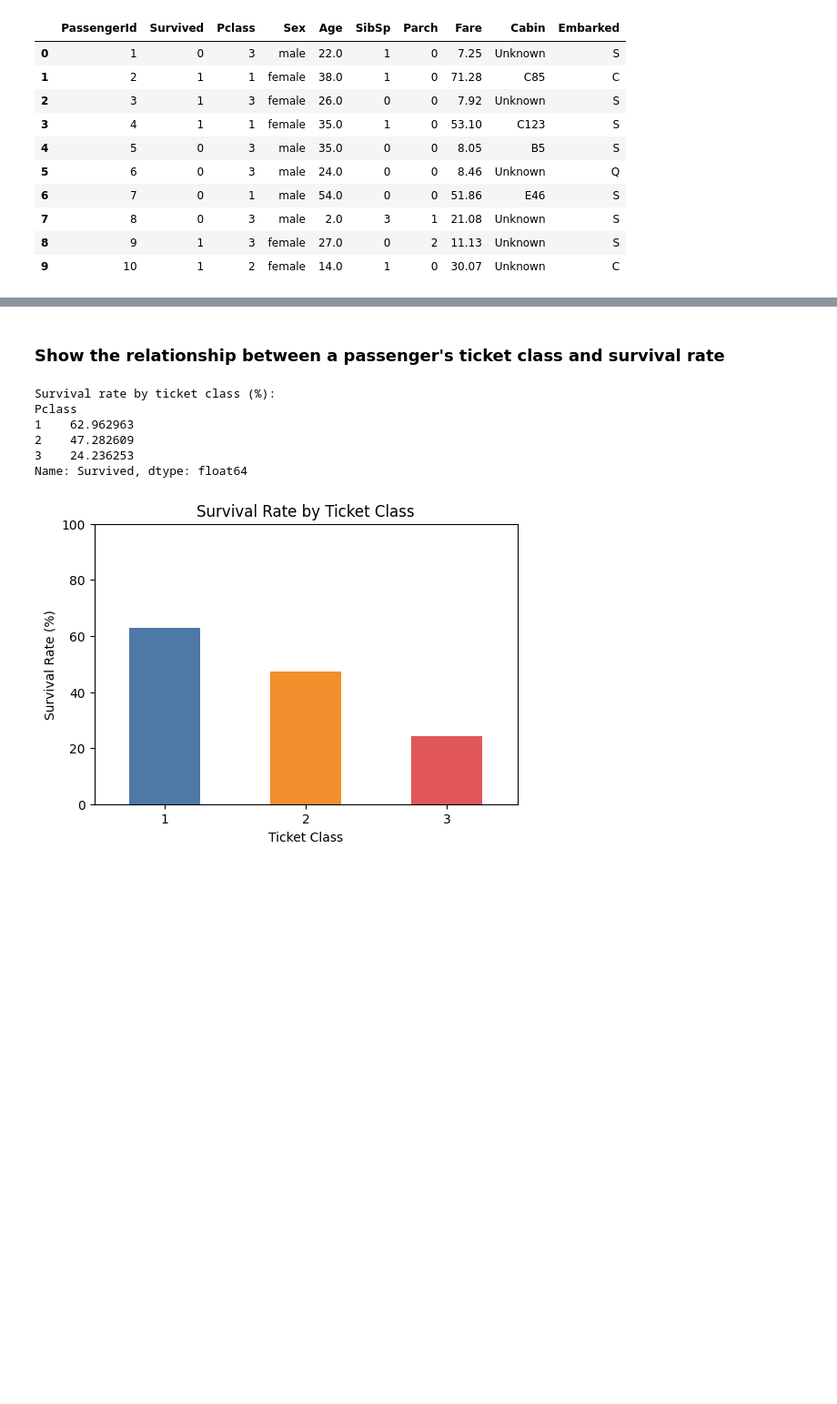
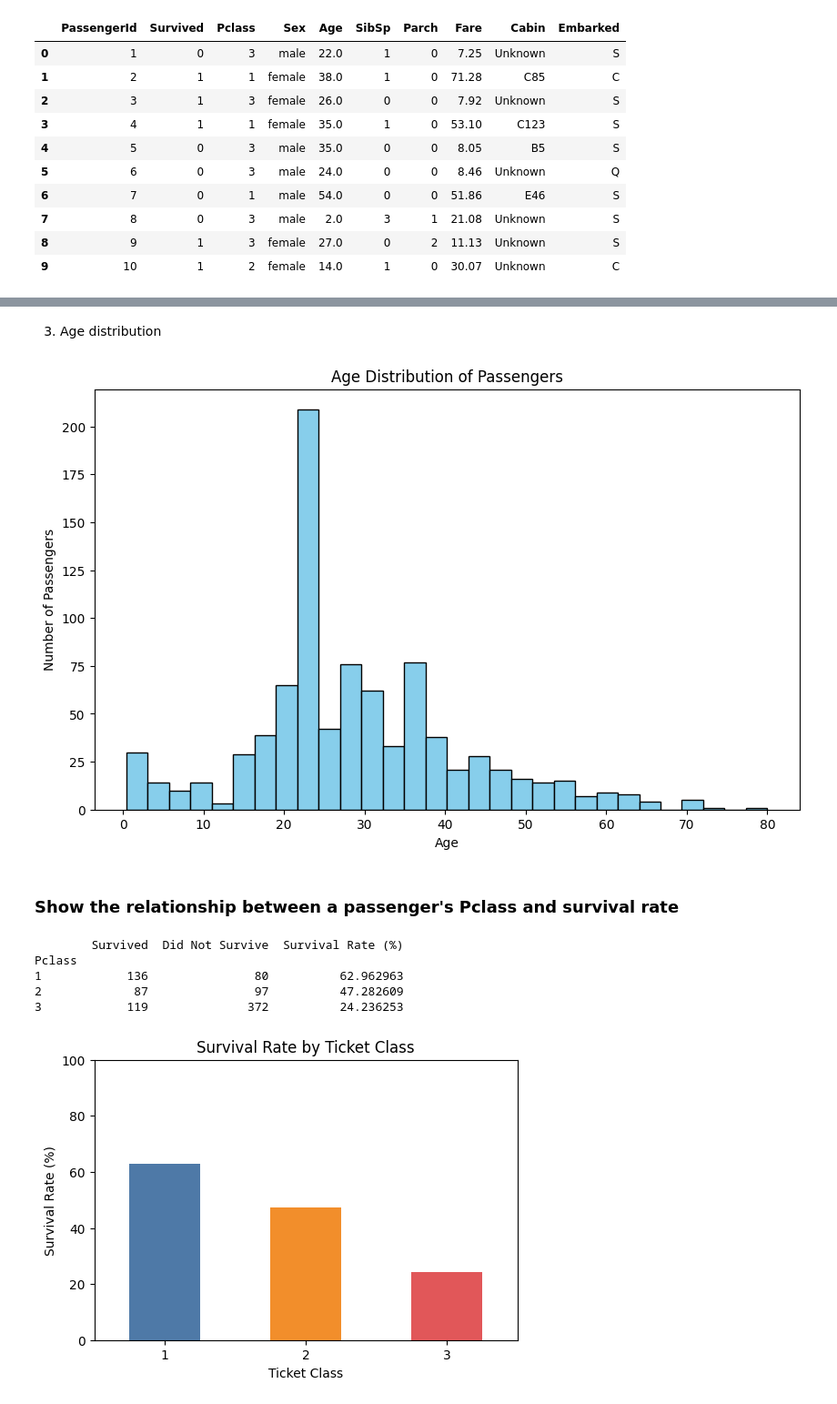
Before and after one commit to icyclestick/titanic, a Jupyter notebook: Data Cleaning + Visualization.ipynb, the cells around one changed output, grey strips where cells are left out. Shown: that part at 91% size. Drawn from its saved outputs; the diff is of its cells as text; code cells hidden in the pictures; blank space fills up the shorter version.

```diff
--- a/Data Cleaning + Visualization.ipynb
+++ b/Data Cleaning + Visualization.ipynb
@@ -95,17 +140,33 @@ df.head(10)
+# %% [markdown]
+3. Age distribution
+# %%
+plt.figure(figsize=(10, 6))
+plt.hist(df['Age'], bins=30, color='skyblue', edgecolor='black')
+plt.title('Age Distribution of Passengers')
+plt.xlabel('Age')
+plt.ylabel('Number of Passengers')
+plt.show()
+# %% [output]
+[figure, added]
 # %% [markdown]
-### Show the relationship between a passenger's ticket class and survival rate
+### Show the relationship between a passenger's Pclass and survival rate
-# %%
-# Calculate survival rate by Pclass
-pclass_survival = df.groupby('Pclass')['Survived'].mean() * 100
-print("Survival rate by ticket class (%):")
-print(pclass_survival)
-# %% [output]
-Survival rate by ticket class (%):
-Pclass
-1    62.962963
-2    47.282609
-3    24.236253
-Name: Survived, dtype: float64
+# %%
+# Count survivors and non-survivors in each class
+survival_counts = df.groupby(['Pclass', 'Survived']).size().unstack(fill_value=0)
+survival_counts.columns = ['Did Not Survive', 'Survived']
+
+survival_counts = survival_counts[['Survived', 'Did Not Survive']]
+
+# Add survival rate column
+survival_counts['Survival Rate (%)'] = (survival_counts['Survived'] / (survival_counts['Survived'] + survival_counts['Did Not Survive'])) * 100
+
+print(survival_counts)
+# %% [output]
+        Survived  Did Not Survive  Survival Rate (%)
+Pclass
+1            136               80          62.962963
+2             87               97          47.282609
+3            119              372          24.236253
 # %%
 # Bar plot
 plt.figure(figsize=(6,4))
```
Also changed, not shown: parts of 27 cells of this notebook.
